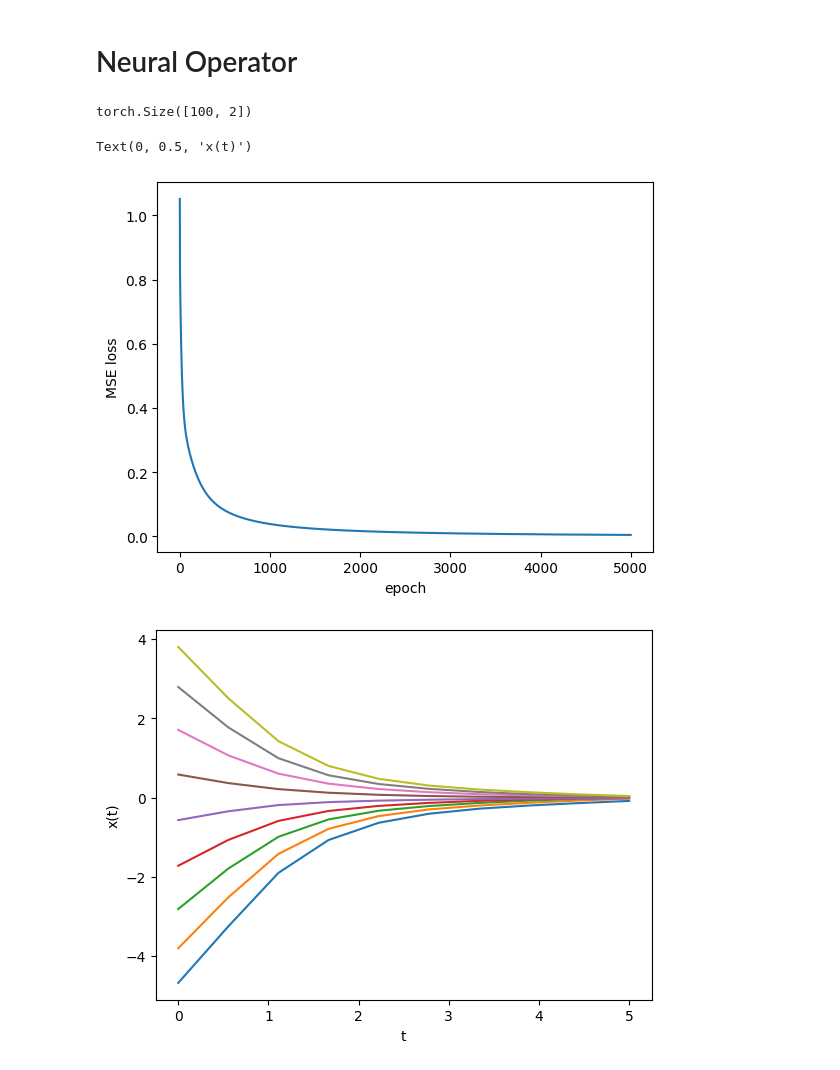
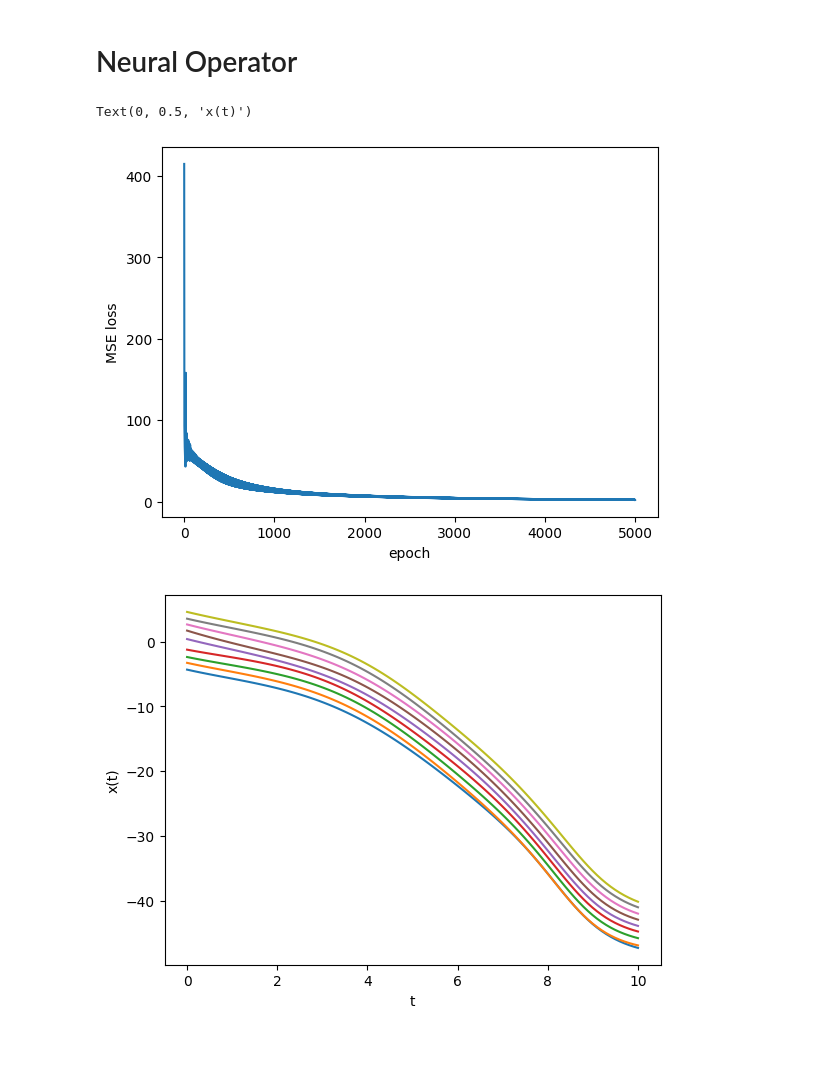
Before and after one commit to pgeorgantopoulos/pinns, a Jupyter notebook: pinn_vs_neuraloperator.ipynb, the cells around one changed output. Drawn from its saved outputs; the diff is of its cells as text; code cells hidden in the pictures.

```diff
--- a/pinn_vs_neuraloperator.ipynb
+++ b/pinn_vs_neuraloperator.ipynb
@@ -42,56 +63,54 @@ plt.plot(t.detach().numpy(), f(t.unsqueeze(1)).detach().numpy(), )
 import torch
 import matplotlib.pyplot as plt
 
-t = torch.linspace(0,5,10)
+t = torch.linspace(0,10,100)
 x0 = torch.linspace(-5,5,10).view(-1,1)
 
 def dxdt(t,x0):
   """
-  dx/dt = f(t) = a x
+  dx/dt = f(t) = a t
   """
-  return -.9*x
+  return -.9*t
 
 def x(t,x0):
   """
-  x = e^{at} x_0
+  x = x_0 + (-0.9/2)t^2
   """
-  return x0 * torch.exp(-0.9*t)
+  return x0 + (-0.9/2)*t**2
 
 x_c = x(t,x0.view(-1,1))
 
 inputs = torch.cat([
-    x0.repeat(1, 10).view(-1,1),  # initial condition repeated
+    x0.repeat(1, 100).view(-1,1),  # initial condition repeated
     t.repeat(10, 1).view(-1,1)  # time grid
 ], dim=1)
-
 
 f = torch.nn.Sequential(torch.nn.Linear(in_features=2, out_features=100),
                         torch.nn.Tanh(),
                         torch.nn.Linear(in_features=100, out_features=1),
                         )
 
 optimizer = torch.optim.SGD(f.parameters(), lr=.01)
 nepochs = 5000
 keep_loss = torch.zeros(nepochs)
 for k in range(nepochs):
   optimizer.zero_grad()
   loss = torch.tensor([0.])
   x_pred = f(inputs)
   loss = torch.nn.functional.mse_loss(x_pred, x_c.view(-1,1))
   loss.backward()
   optimizer.step()
   keep_loss[k] = loss.item()
 
 plt.plot(keep_loss)
 plt.xlabel('epoch')
 plt.ylabel('MSE loss')
 plt.figure()
 for i in range(0,9):
-  plt.plot(t.cpu().numpy(), f(inputs[i*10:(i+1)*10,:]).squeeze().cpu().detach().numpy())
+  plt.plot(t.cpu().numpy(), f(inputs[i*100:(i+1)*100,:]).squeeze().cpu().detach().numpy())
 plt.xlabel('t')
 plt.ylabel('x(t)')
 # %% [output]
-torch.Size([100, 2])
+Text(0, 0.5, 'x(t)')
-Text(0, 0.5, 'x(t)')
-[figure, old version]
+[figure, new version]
-[figure, old version]
+[figure, new version]
```
Also changed, not shown: parts of 2 cells of this notebook.
